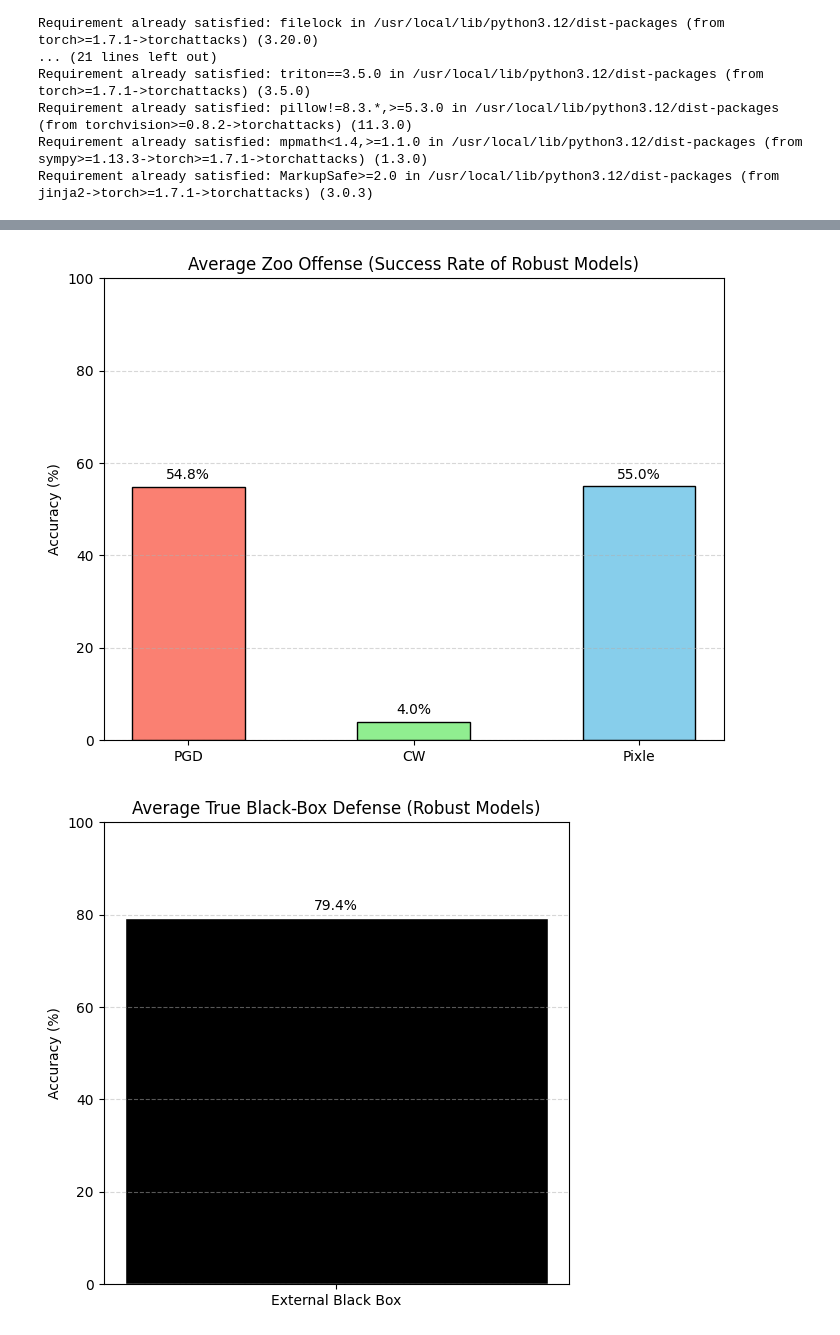
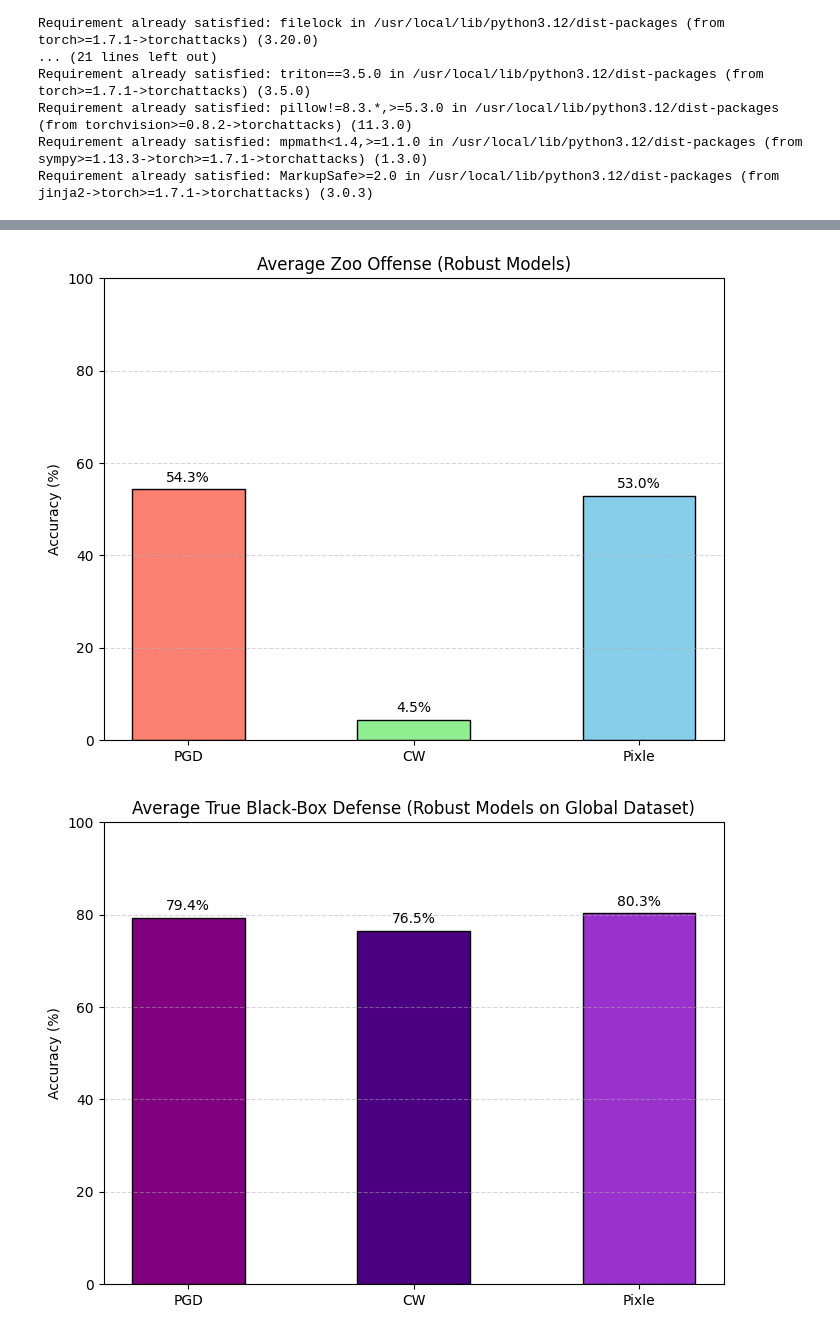
Before and after one commit to vm2781/adversarial_attacks, a Jupyter notebook: model_adversarial_analysis.ipynb, the cells around one changed output, grey strips where cells are left out. Drawn from its saved outputs; the diff is of its cells as text; code cells hidden in the pictures.

```diff
--- a/model_adversarial_analysis.ipynb
+++ b/model_adversarial_analysis.ipynb
@@ -265,7 +272,15 @@ attack_configs = [
 ]
 
 for atk_name, atk_class, atk_params in attack_configs:
-    for name in tqdm(all_names, desc=f"Generating {atk_name}"):
+
+    if atk_name == 'PGD':
+        current_focus = ['LeNet_Standard', 'Squeeze_Standard', 'LeNet_Robust_PGD', 'Squeeze_Robust_PGD']
+    elif atk_name == 'CW':
+        current_focus = ['LeNet_Standard', 'Squeeze_Standard', 'LeNet_Robust_CW', 'Squeeze_Robust_CW']
+    else:
+        current_focus = ['LeNet_Standard', 'Squeeze_Standard', 'LeNet_Robust_Pixle', 'Squeeze_Robust_Pixle']
+
+    for name in tqdm(current_focus, desc=f"Generating {atk_name}"):
         if name not in zoo_models:
             continue
 
@@ -715,8 +650,8 @@ if pixle_metrics:
 # %%
 metrics_list = [pgd_metrics, cw_metrics, pixle_metrics]
+ext_scores_list = [pgd_ext_scores, cw_ext_scores, pixle_ext_scores]
 attack_names = ['PGD', 'CW', 'Pixle']
-
-rob_indices = [2, 3]
+rob_indices = [2, 3] # Robust models are always at index 2 and 3 in the focus lists
 
 if all(m is not None for m in metrics_list):
 
@@ -728,29 +663,32 @@ if all(m is not None for m in metrics_list):
 
         plt.figure(figsize=(8, 6))
         bars = plt.bar(attack_names, avg_scores, color=['salmon', 'lightgreen', 'skyblue'], edgecolor='black', width=0.5)
-
         plt.title(title)
         plt.ylabel(ylabel)
         plt.ylim(0, 100)
         plt.grid(axis='y', linestyle='--', alpha=0.5)
-
         for bar in bars:
             yval = bar.get_height()
             plt.text(bar.get_x() + bar.get_width()/2, yval + 1, f"{yval:.1f}%", ha='center', va='bottom')
-
         plt.show()
 
-    plot_robust_algo_summary('white', "Average White-box Robustness (Robust Models Only)")
-    plot_robust_algo_summary('zoo_def', "Average Zoo Defense (Robust Models vs Transferred Attacks)")
-    plot_robust_algo_summary('zoo_off', "Average Zoo Offense (Success Rate of Robust Models)")
+    plot_robust_algo_summary('white', "Average White-box Robustness (Robust Models)")
+    plot_robust_algo_summary('zoo_def', "Average Zoo Defense (Robust Models)")
+    plot_robust_algo_summary('zoo_off', "Average Zoo Offense (Robust Models)")
 
-    rob_ext_avg = np.mean([ext_accs[i] for i in rob_indices])
-    plt.figure(figsize=(6, 6))
-    plt.bar(["External Black Box"], [rob_ext_avg], color='black', edgecolor='white', width=0.4)
-    plt.title("Average True Black-Box Defense (Robust Models)")
+    ext_avgs = []
+    for scores in ext_scores_list:
+        rob_avg = np.mean([scores[i] for i in rob_indices])
+        ext_avgs.append(rob_avg)
+
+    plt.figure(figsize=(8, 6))
+    bars = plt.bar(attack_names, ext_avgs, color=['#800080', '#4b0082', '#9932cc'], edgecolor='black', width=0.5)
+    plt.title("Average True Black-Box Defense (Robust Models on Global Dataset)")
     plt.ylabel("Accuracy (%)")
     plt.ylim(0, 100)
     plt.grid(axis='y', linestyle='--', alpha=0.5)
-    plt.text(0, rob_ext_avg + 1, f"{rob_ext_avg:.1f}%", ha='center', va='bottom')
+    for bar in bars:
+        yval = bar.get_height()
+        plt.text(bar.get_x() + bar.get_width()/2, yval + 1, f"{yval:.1f}%", ha='center', va='bottom')
     plt.show()
 # %% [output]
@@ -759,2 +697,2 @@ if all(m is not None for m in metrics_list):
-[figure, old version]
+[figure, new version]
-[figure, old version]
+[figure, new version]
```
Also changed, not shown: parts of 7 cells of this notebook.
